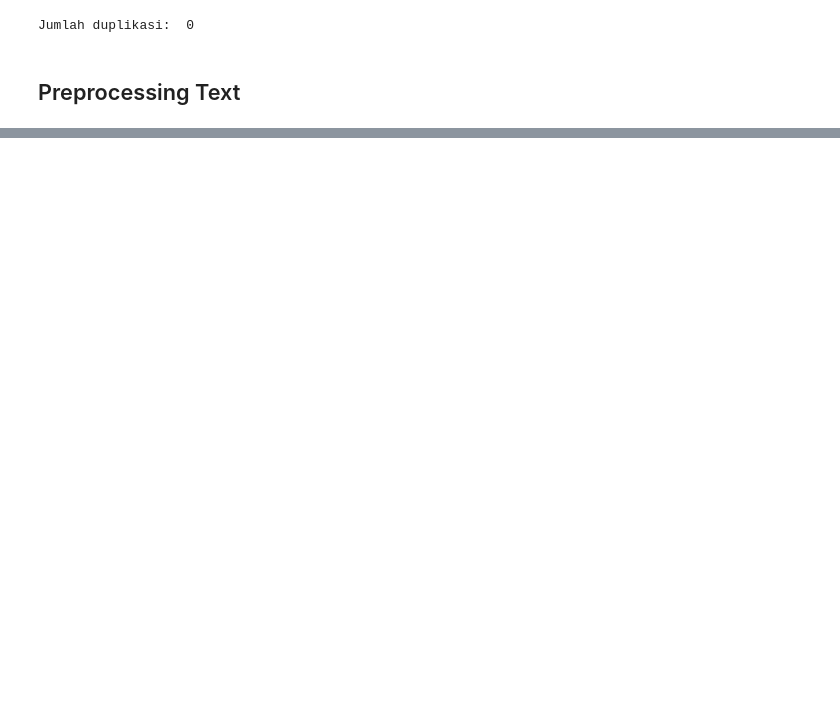
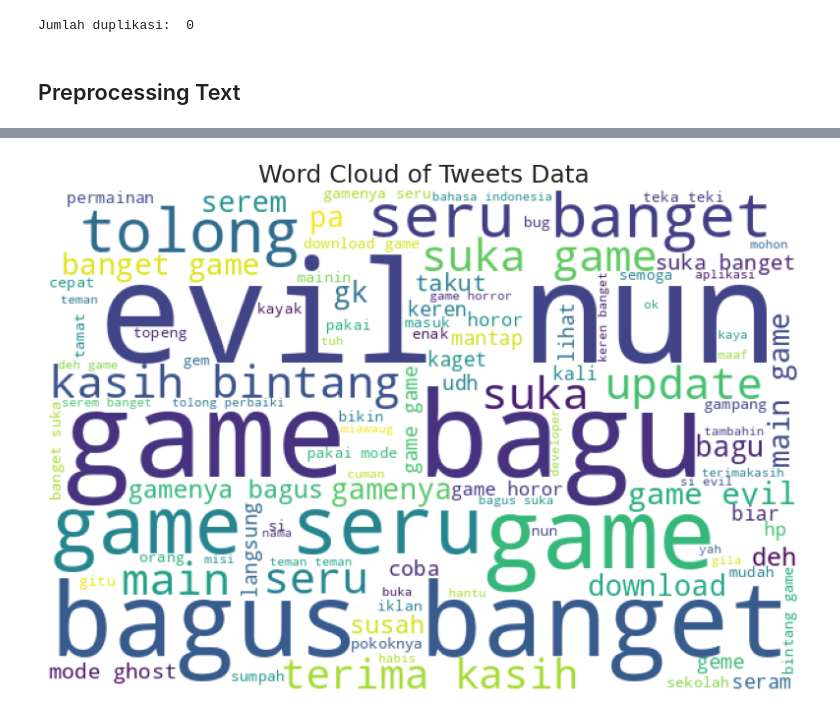
Before and after one commit to Refanz/sentiment-analysis-game-evil-nun2-origins, a Jupyter notebook: notebook.ipynb, the cells around one changed output, grey strips where cells are left out. Drawn from its saved outputs; the diff is of its cells as text; code cells hidden in the pictures; blank space fills up the shorter version.

```diff
--- a/notebook.ipynb
+++ b/notebook.ipynb
@@ -473,0 +656,35 @@ clean_df
+# %%
+def show_wordcloud_from_tweets(tweets, title):
+    # Membuat string kosong untuk mengumpulkan kata dari teks yang sudah dibersihkan
+    list_words = ""
+
+    # Iterasi setiap tweet
+    for tweet in tweets:
+        # Iterasi setiap kata dalam tweet
+        for word in tweet:
+            # Menambahkan kata ke dalam list_words
+            list_words += word + " "
+
+    # Membuat objek WordCloud dengan parameter tertentu
+    workcloud = WordCloud(width=600, height=400, background_color='white', min_font_size=10).generate(list_words)
+
+    # Membuat gambar dan sumbu untuk menmpikan word cloud
+    fig, ax = plt.subplots(figsize=(8, 6))
+
+    # Menetapkan judul untuk word cloud
+    ax.set_title(title, fontsize=18)
+
+    # Mematikan grid pada sumbu
+    ax.grid(False)
+
+    # Menampilkan word cloud dalam gambar
+    ax.imshow(workcloud)
+
+    # Mengatur layout gambar
+    fig.tight_layout(pad=0)
+
+    # Menyembunyikan sumbu pada word cloud
+    ax.axis("off")
+
+    # Menampikan word cloud
+    plt.show()
@@ -473,0 +700,5 @@ clean_df
+# %%
+# Menampikan semua kata
+show_wordcloud_from_tweets(clean_df["text_stopwords"], title="Word Cloud of Tweets Data")
+# %% [output]
+[figure, added]
```
Also changed, not shown: parts of 31 cells of this notebook, 2 other files.
